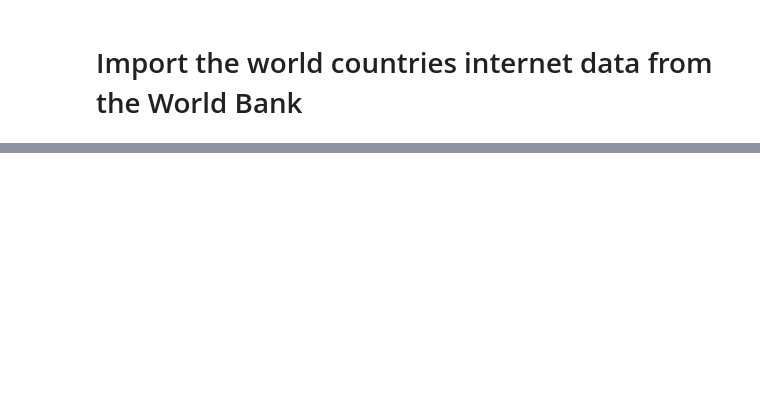
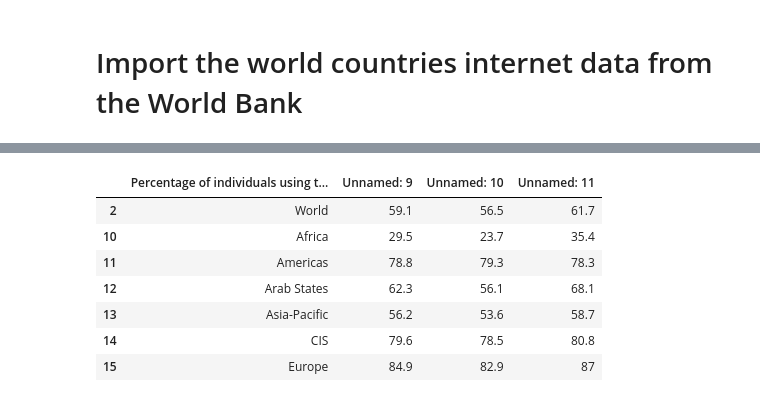
Before and after one commit to khadra1/Project-3-Connectivity, a Jupyter notebook: notebooks/cleaning_data.ipynb, the cells around one changed output, grey strips where cells are left out. Cells and saved outputs as stored; diff of their text form; code cells hidden in the pictures; blank space fills up the shorter version.

```diff
--- a/notebooks/cleaning_data.ipynb
+++ b/notebooks/cleaning_data.ipynb
@@ -58,9 +160,25 @@ gender_df = pd.read_excel('../Resources/data-raw/Data_Extracted_From_ITU/ITU_reg
 # %%
 # Get the gender tables
-gender_df=gender_df.iloc[:13,0:12]
-#Drop unnecessary columns
-cols = [4,8]
+gender_df=gender_df.iloc[0:16,0:18]
+# #Drop unnecessary columns
+cols = [1,2,3,4,5,6,7,8]
 gender_df.drop(gender_df.columns[cols],axis=1,inplace=True)
-# Drop unnecessary rows
+# # # Drop unnecessary rows
+gender_df = gender_df.drop(0)
+gender_df = gender_df.drop(1)
+gender_df = gender_df.drop(3)
+gender_df = gender_df.drop(4)
+gender_df = gender_df.drop(5)
 gender_df = gender_df.drop(6)
 gender_df = gender_df.drop(7)
+gender_df = gender_df.drop(8)
+gender_df = gender_df.drop(9)
+# %% [output]
+|  | Percentage of individuals using t... | Unnamed: 9 | Unnamed: 10 | Unnamed: 11 |
+| 2 | World | 59.1 | 56.5 | 61.7 |
+| 10 | Africa | 29.5 | 23.7 | 35.4 |
+| 11 | Americas | 78.8 | 79.3 | 78.3 |
+| 12 | Arab States | 62.3 | 56.1 | 68.1 |
+| 13 | Asia-Pacific | 56.2 | 53.6 | 58.7 |
+| 14 | CIS | 79.6 | 78.5 | 80.8 |
+| 15 | Europe | 84.9 | 82.9 | 87 |
```
Also changed, not shown: parts of 23 cells of this notebook, 20 other files.
